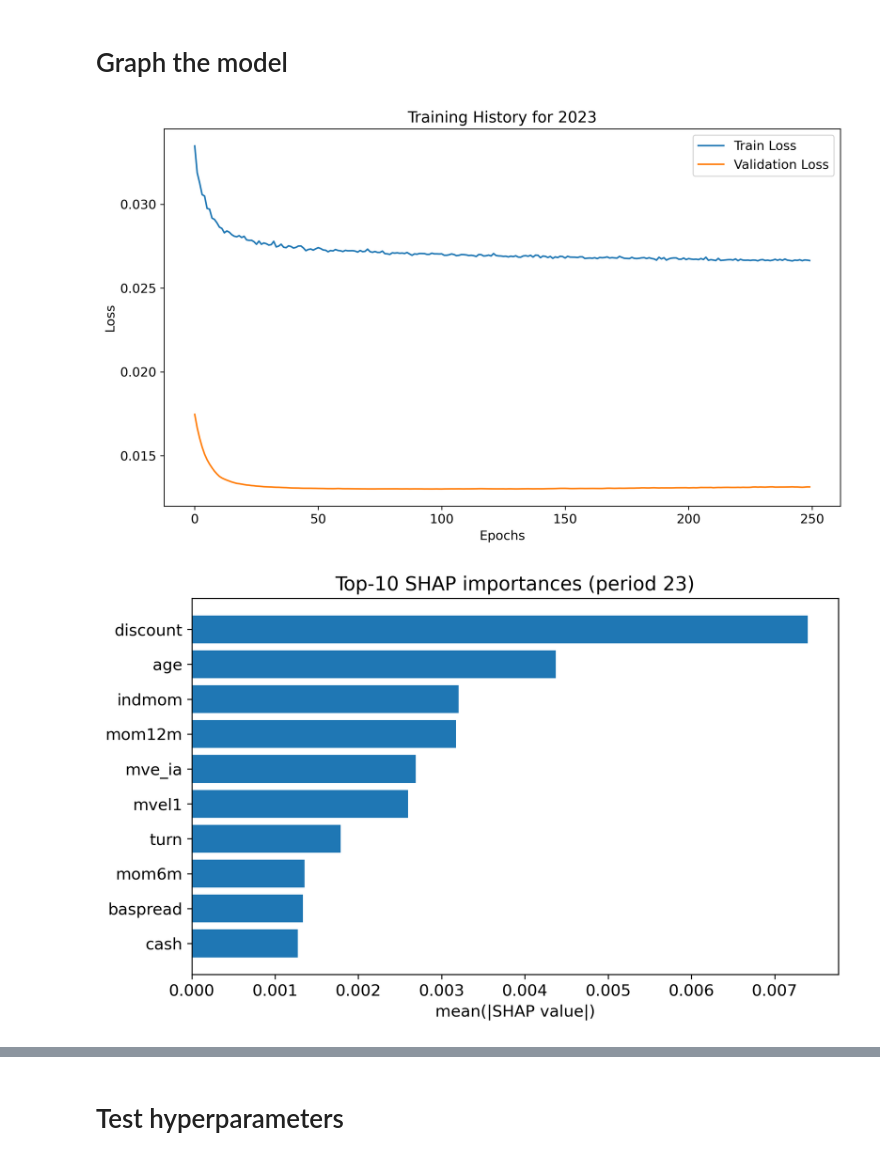
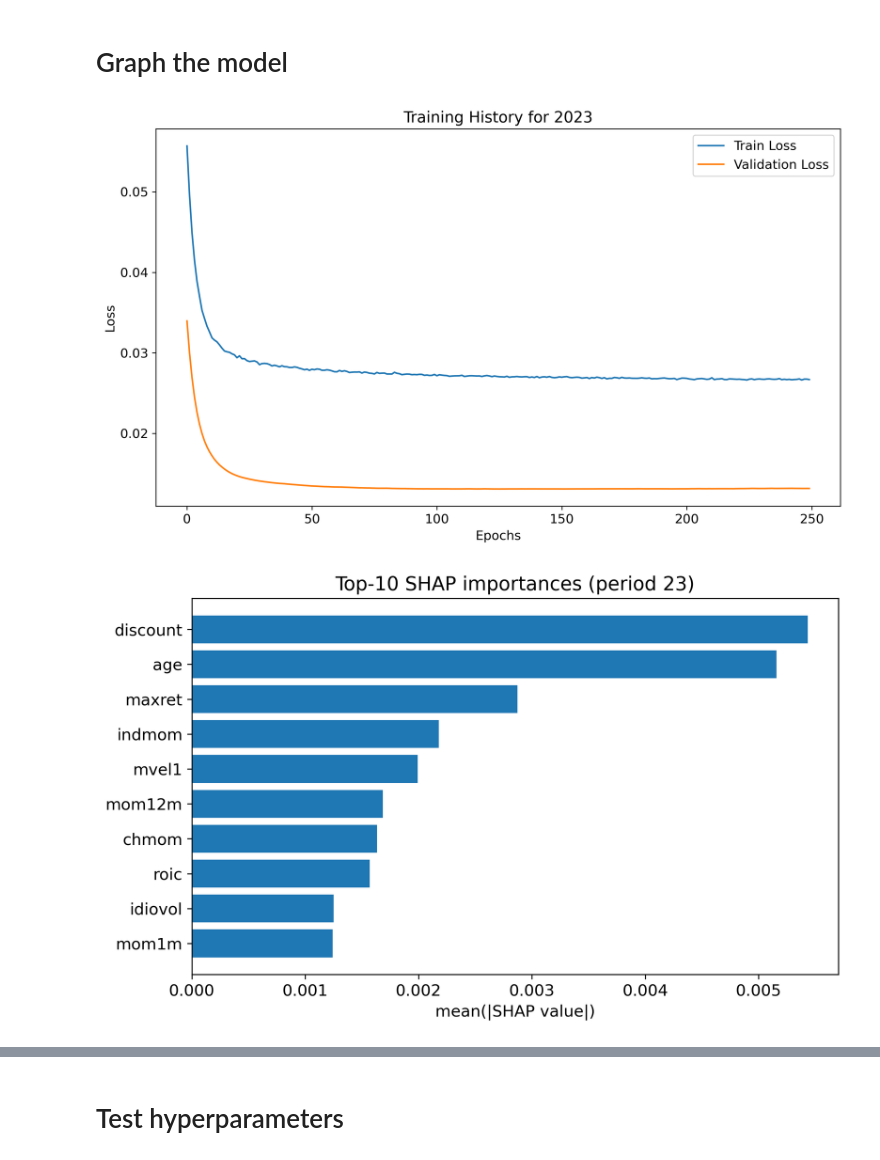
Before and after one commit to johanoelgaard/MastersThesis, a Jupyter notebook: mlp.ipynb, the cells around one changed output, grey strips where cells are left out. Drawn from its saved outputs; the diff is of its cells as text; code cells hidden in the pictures.

Commit message:
found error in figure

```diff
--- a/mlp.ipynb
+++ b/mlp.ipynb
@@ -83,14 +83,14 @@ df_norm['timestamp'] = pd.to_datetime(df_norm['timestamp'])
 df_norm = df_norm[df_norm['timestamp'] < '2025-01-01']
 
 # Identify dummy vs. numeric columns
-cat_cols = [c for c in feature_cols if c.startswith('NACE_') or c.startswith('month_')] + ['divi','divo']
+cat_cols = [c for c in feature_cols if c.startswith('NACE_') or c.startswith('month_')] + ['divi','divo','sin']
 numeric_cols = [c for c in feature_cols if c not in cat_cols]
 
 # Prepare containers
 periods = {
-    '20' : '2020-01-01',
-    '21' : '2021-01-01',
-    '22' : '2022-01-01',
+    # '20' : '2020-01-01',
+    # '21' : '2021-01-01',
+    # '22' : '2022-01-01',
     '23': '2023-01-01'
 }
 
@@ -103,14 +103,14 @@ y_values = df_norm['target'].values.astype('float32')
 for name, period in periods.items():
     period = pd.to_datetime(period)
 
-    # --- split masks ---
+    # split masks
     tr_mask = df_norm['timestamp'] < period
     va_mask = (df_norm['timestamp'] >= period) & \
               (df_norm['timestamp'] - pd.DateOffset(years=1) < period)
     te_mask = (df_norm['timestamp'] - pd.DateOffset(years=1) >= period) & \
               (df_norm['timestamp'] - pd.DateOffset(years=2) < period)
 
-    # --- extract raw feature DataFrames ---
+    # extract raw feature DataFrames
     X_tr_df = df_norm.loc[tr_mask, feature_cols].copy()
     X_va_df = df_norm.loc[va_mask, feature_cols].copy()
     X_te_df = df_norm.loc[te_mask, feature_cols].copy()
@@ -118,28 +118,28 @@ for name, period in periods.items():
     y_va    = y_values[va_mask]
     y_te    = y_values[te_mask]
 
-    # --- compute winsorization bounds on TRAIN only ---
+    # compute winsorization bounds on train
     lower = X_tr_df[numeric_cols].quantile(0.01)
     upper = X_tr_df[numeric_cols].quantile(0.99)
 
-    # --- apply clipping to train, val, test ---
+    # apply clipping to train, val, test
     X_tr_df[numeric_cols] = X_tr_df[numeric_cols].clip(lower=lower, upper=upper, axis=1)
     X_va_df[numeric_cols] = X_va_df[numeric_cols].clip(lower=lower, upper=upper, axis=1)
     X_te_df[numeric_cols] = X_te_df[numeric_cols].clip(lower=lower, upper=upper, axis=1)
 
-    # --- now fit your scaler (or any other preprocessing) ---
+    # now fit scaler on numeric only
     preprocessor = ColumnTransformer([
         ('num', StandardScaler(), numeric_cols),
         ('cat', 'passthrough',  cat_cols)
     ])
     preprocessor.fit(X_tr_df)
 
-    # --- transform all splits ---
+    # transform all splits
     X_train[name] = preprocessor.transform(X_tr_df).astype('float32')
     X_val[name]   = preprocessor.transform(X_va_df).astype('float32')
     X_test[name]  = preprocessor.transform(X_te_df).astype('float32')
 
-    # --- store targets as before ---
+    # store targets as before
     y_train[name] = y_tr.reshape(-1, 1)
     y_val[name]   = y_va.reshape(-1, 1)
     y_test[name]  = y_te.reshape(-1, 1)
@@ -227,7 +229,7 @@ for name, period in periods.items():
     plt.show()
     plt.close()
 # %% [output]
-[figure, old version]
+[figure, new version]
 # %%
 # --- CONFIG & RELOAD ---
 period = "23"
@@ -257,7 +259,7 @@ X_tr_t = torch.tensor(X_train[period], dtype=torch.float32, device=device)
 X_val_t = torch.tensor(X_val[period],   dtype=torch.float32, device=device)
 
 # small background sample for SHAP
-bg_size = min(100000, X_tr_t.shape[0])
+bg_size = X_tr_t.shape[0]
 bg_idx  = torch.randperm(X_tr_t.shape[0], device=device)[:bg_size]
 background = X_tr_t[bg_idx]   # shape (bg_size, n_features)
 
@@ -266,35 +268,35 @@ explainer = shap.GradientExplainer(model, background)
 
 raw_shap = explainer.shap_values(X_val_t)
 
 # unwrap it: if it's a list, grab the 0th element
 if isinstance(raw_shap, list) and len(raw_shap) == 1:
     raw_shap = raw_shap[0]
 
 # raw_shap is now an ndarray of shape (n_val, n_features)
 # convert to torch to aggregate
 shap_t = torch.from_numpy(raw_shap).to(device)
 global_shap = shap_t.abs().mean(dim=0).cpu().numpy().reshape(-1)   # shape (n_features,)
 
 # --- Build DataFrame & Plot Top-10 ---
 df_imp = pd.DataFrame({
-    "feature": feature_cols,
+    "feature": numeric_cols + cat_cols,
     "shap_importance": global_shap
 })
 df_top10 = df_imp.nlargest(10, "shap_importance").reset_index(drop=True)
 
 fig, ax = plt.subplots(figsize=(8,5))
 y_pos = np.arange(len(df_top10))
 ax.barh(y_pos, df_top10["shap_importance"])
 ax.set_yticks(y_pos)
 ax.set_yticklabels(df_top10["feature"])
 ax.invert_yaxis()
 ax.set_xlabel("mean(|SHAP value|)")
 ax.set_title(f"Top-10 SHAP importances (period {period})")
 plt.tight_layout()
 plt.savefig(f"figs/shap_importance_{period}.png", dpi=300)
 plt.show()
 # %% [output]
-[figure, old version]
+[figure, new version]
 # %%
 # 1) Compute the base value manually
 with torch.no_grad():
```
Also changed, not shown: parts of 8 cells of this notebook, 5 other files.
